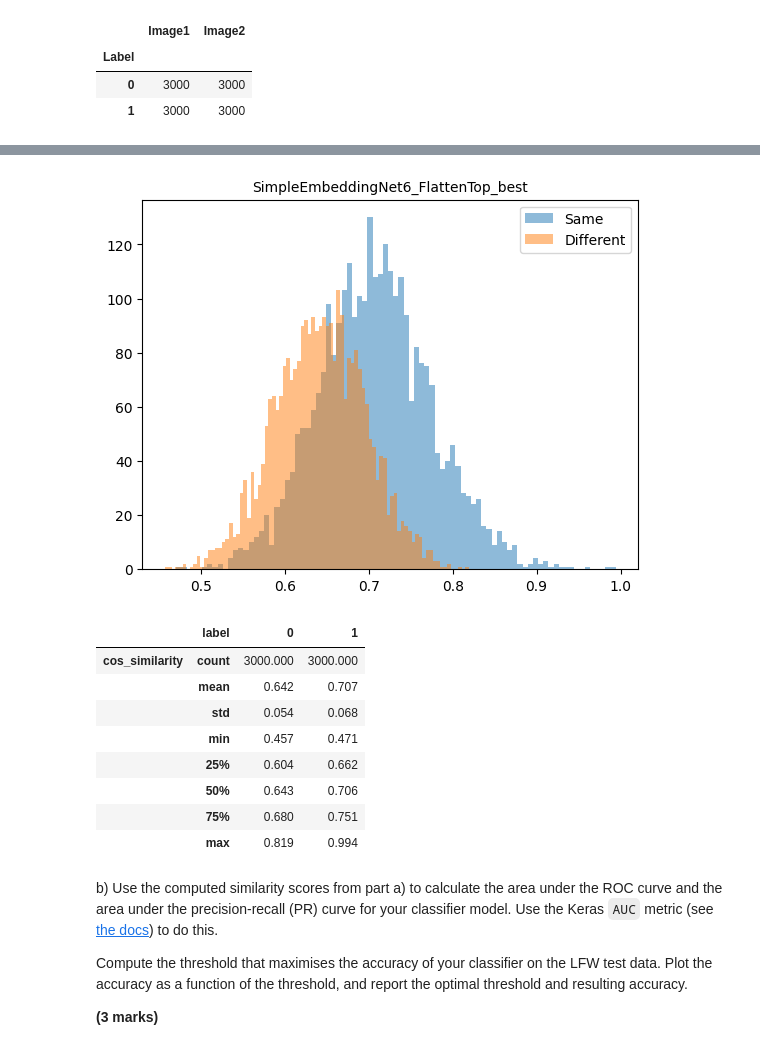
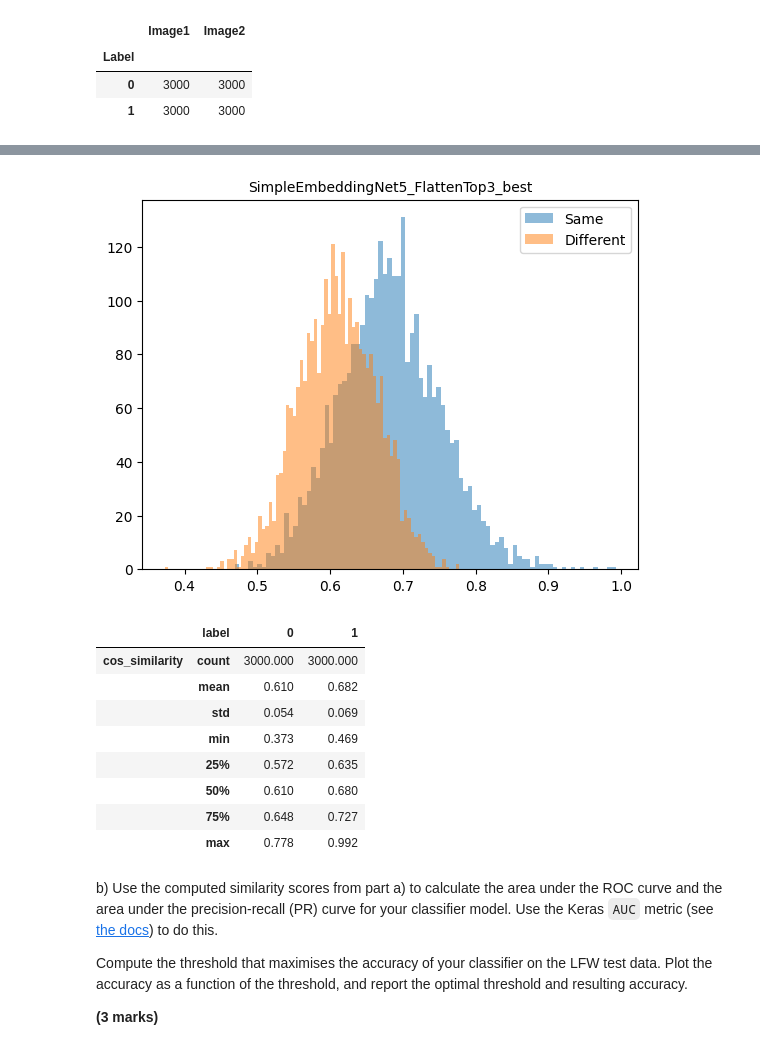
Before and after one commit to ariana-ch/cw1, a Jupyter notebook: CW1/deep_learning_CW1.ipynb, the cells around one changed output, grey strips where cells are left out. Cells and saved outputs as stored; diff of their text form; code cells hidden in the pictures.

```diff
--- a/CW1/deep_learning_CW1.ipynb
+++ b/CW1/deep_learning_CW1.ipynb
@@ -2532,7 +2532,7 @@ def plot_lfiw_cosine_similarities(df, model_name):
 # %%
 batch = next(iter(lfiw_dl))
 # %%
-name, model = get_simple_embedding_6_flat_top(True)
+name, model = get_best_model()
 # name, model = get_simple_embedding_6_flat_top(False)
 # model.load_weights('models_backup/SimpleEmbeddingNetV2_6_FlattenTop.weights.h5')
 df = get_lfiw_cosine_similarities(model=model, dataloader=None, batch=batch)
@@ -2542,16 +2542,16 @@ plot_lfiw_cosine_similarities(df, name)
-[figure, old version]
+[figure, new version]
 # %%
 df.groupby(['label']).describe().T.round(3)
 # %% [output]
 |  | label | 0 | 1 |
 | cos_similarity | count | 3000.000 | 3000.000 |
-|  | mean | 0.642 | 0.707 |
-|  | std | 0.054 | 0.068 |
-|  | min | 0.457 | 0.471 |
-|  | 25% | 0.604 | 0.662 |
-|  | 50% | 0.643 | 0.706 |
-|  | 75% | 0.680 | 0.751 |
-|  | max | 0.819 | 0.994 |
+|  | mean | 0.610 | 0.682 |
+|  | std | 0.054 | 0.069 |
+|  | min | 0.373 | 0.469 |
+|  | 25% | 0.572 | 0.635 |
+|  | 50% | 0.610 | 0.680 |
+|  | 75% | 0.648 | 0.727 |
+|  | max | 0.778 | 0.992 |
 # %% [markdown]
 b) Use the computed similarity scores from part a) to calculate the area under the ROC curve and the area under the precision-recall (PR) curve for your classifier model. Use the Keras `AUC` metric (see [the docs](https://keras.io/api/metrics/classification_metrics/#auc-class)) to do this.
 
```
Also changed, not shown: parts of 3 cells of this notebook, 3 other files.
